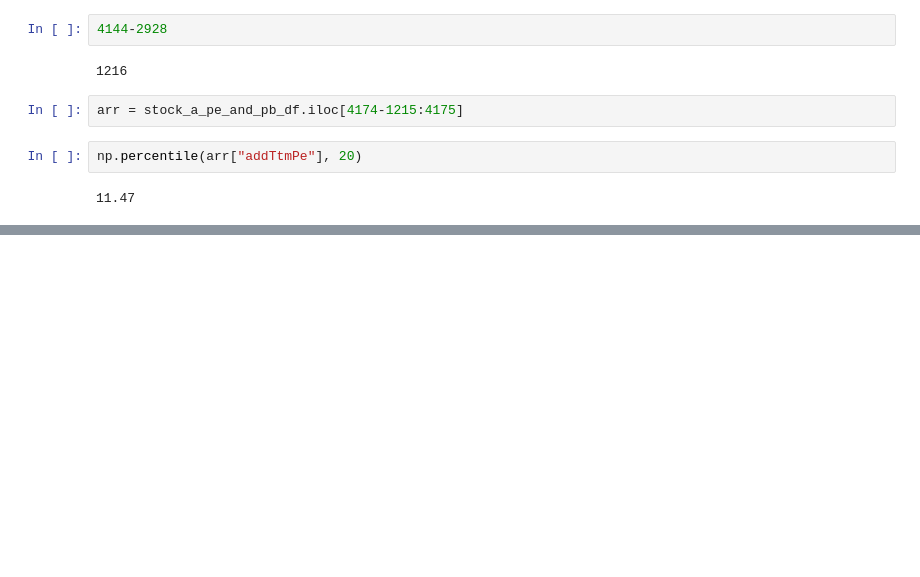
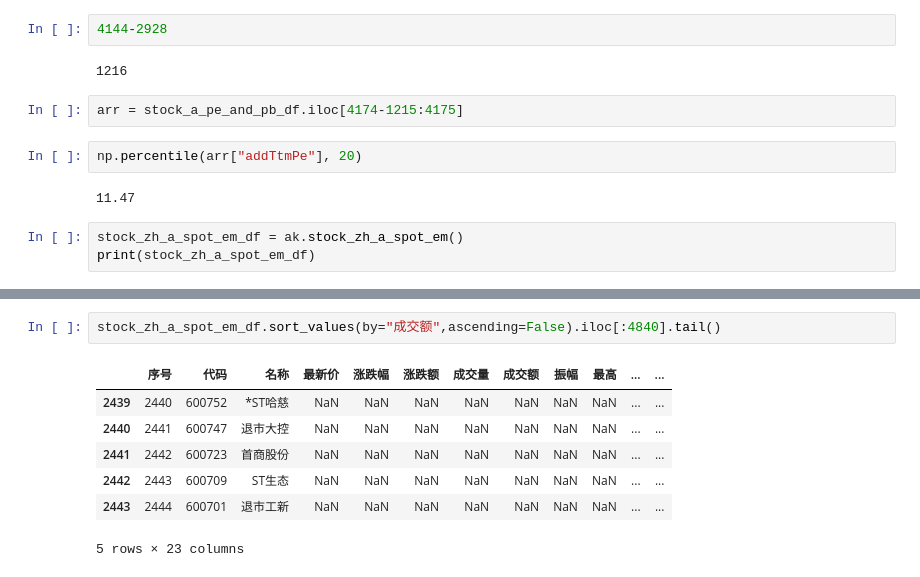
Before and after one commit to reichn/Quantitative_Investment, a Jupyter notebook: akshare/first_20220613.ipynb, the cells around one changed output, grey strips where cells are left out. Drawn from its saved outputs; the diff is of its cells as text; blank space fills up the shorter version.

```diff
--- a/akshare/first_20220613.ipynb
+++ b/akshare/first_20220613.ipynb
@@ -73,3 +106,6 @@ arr = stock_a_pe_and_pb_df.iloc[4174-1215:4175]
 np.percentile(arr["addTtmPe"], 20)
 # %% [output]
 11.47
+# %%
+stock_zh_a_spot_em_df = ak.stock_zh_a_spot_em()
+print(stock_zh_a_spot_em_df)
@@ -75,0 +150,10 @@ np.percentile(arr["addTtmPe"], 20)
+# %%
+stock_zh_a_spot_em_df.sort_values(by="成交额",ascending=False).iloc[:4840].tail()
+# %% [output]
+|  | 序号 | 代码 | 名称 | 最新价 | 涨跌幅 | 涨跌额 | 成交量 | 成交额 | 振幅 | 最高 | ... | ... |
+| 2439 | 2440 | 600752 | *ST哈慈 | NaN | NaN | NaN | NaN | NaN | NaN | NaN | ... | ... |
+| 2440 | 2441 | 600747 | 退市大控 | NaN | NaN | NaN | NaN | NaN | NaN | NaN | ... | ... |
+| 2441 | 2442 | 600723 | 首商股份 | NaN | NaN | NaN | NaN | NaN | NaN | NaN | ... | ... |
+| 2442 | 2443 | 600709 | ST生态 | NaN | NaN | NaN | NaN | NaN | NaN | NaN | ... | ... |
+| 2443 | 2444 | 600701 | 退市工新 | NaN | NaN | NaN | NaN | NaN | NaN | NaN | ... | ... |
+5 rows × 23 columns
```
Also changed, not shown: parts of 15 cells of this notebook, 1 other file.
